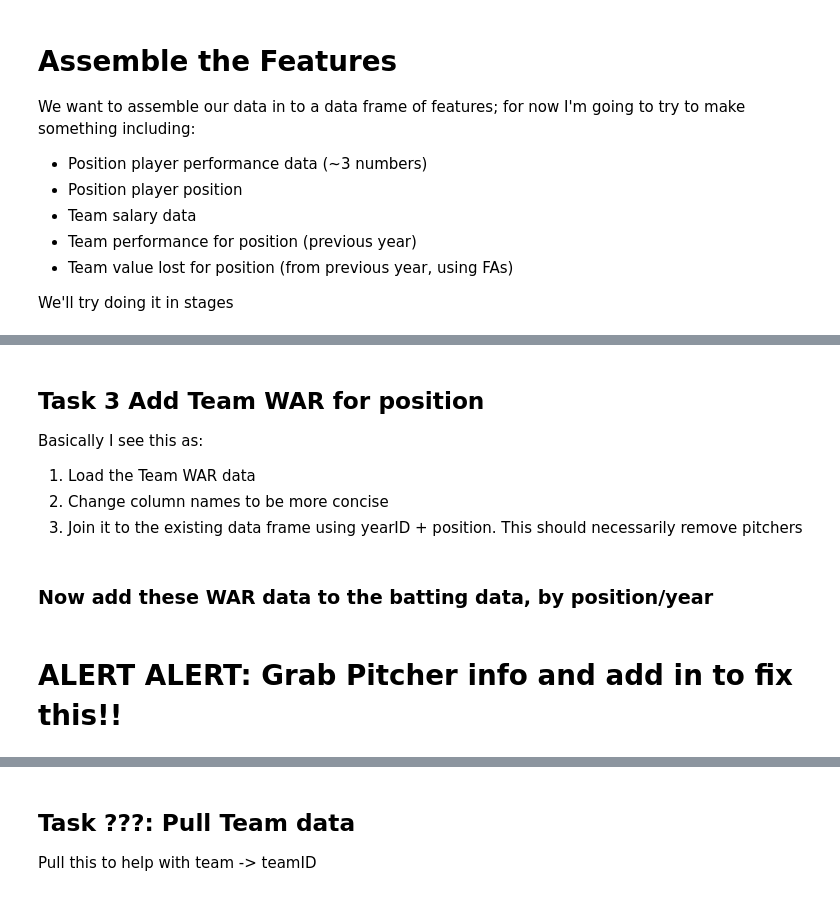
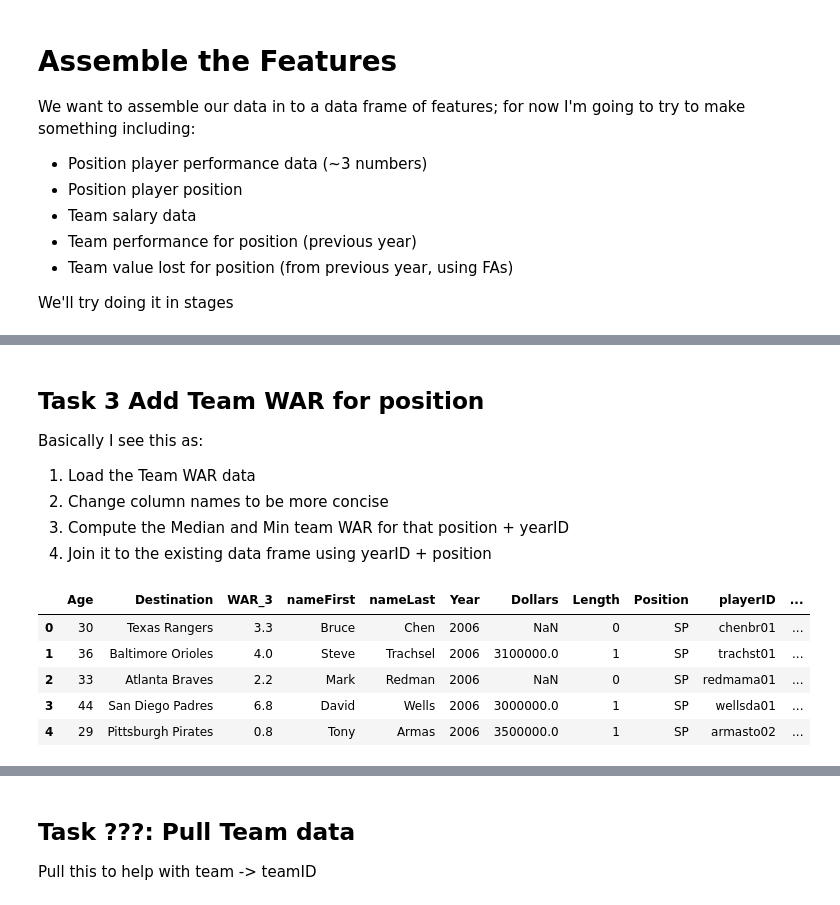
Before and after one commit to marichards/MLB_FA_Predictor, a Jupyter notebook: Assemble_Features.ipynb, the cells around one changed output, grey strips where cells are left out. Drawn from its saved outputs; the diff is of its cells as text; code cells hidden in the pictures.

```diff
--- a/Assemble_Features.ipynb
+++ b/Assemble_Features.ipynb
@@ -362,4 +135,5 @@ Basically I see this as:
 
 1. Load the Team WAR data
 2. Change column names to be more concise
-3. Join it to the existing data frame using yearID + position. This should necessarily remove pitchers
+3. Compute the Median and Min team WAR for that position + yearID
+4. Join it to the existing data frame using yearID + position
@@ -396,4 +140,10 @@ def allPositionWAR(fa_batting):
-# %% [markdown]
-### Now add these WAR data to the batting data, by position/year
-# %% [markdown]
-# ALERT ALERT: Grab Pitcher info and add in to fix this!!
+# %%
+pitching_war = bfm.allPositionWAR(pitching_fa, engine)
+pitching_war.head()
+# %% [output]
+|  | Age | Destination | WAR_3 | nameFirst | nameLast | Year | Dollars | Length | Position | playerID | ... |
+| 0 | 30 | Texas Rangers | 3.3 | Bruce | Chen | 2006 | NaN | 0 | SP | chenbr01 | ... |
+| 1 | 36 | Baltimore Orioles | 4.0 | Steve | Trachsel | 2006 | 3100000.0 | 1 | SP | trachst01 | ... |
+| 2 | 33 | Atlanta Braves | 2.2 | Mark | Redman | 2006 | NaN | 0 | SP | redmama01 | ... |
+| 3 | 44 | San Diego Padres | 6.8 | David | Wells | 2006 | 3000000.0 | 1 | SP | wellsda01 | ... |
+| 4 | 29 | Pittsburgh Pirates | 0.8 | Tony | Armas | 2006 | 3500000.0 | 1 | SP | armasto02 | ... |
```
Also changed, not shown: parts of 52 cells of this notebook, 9 other files.
